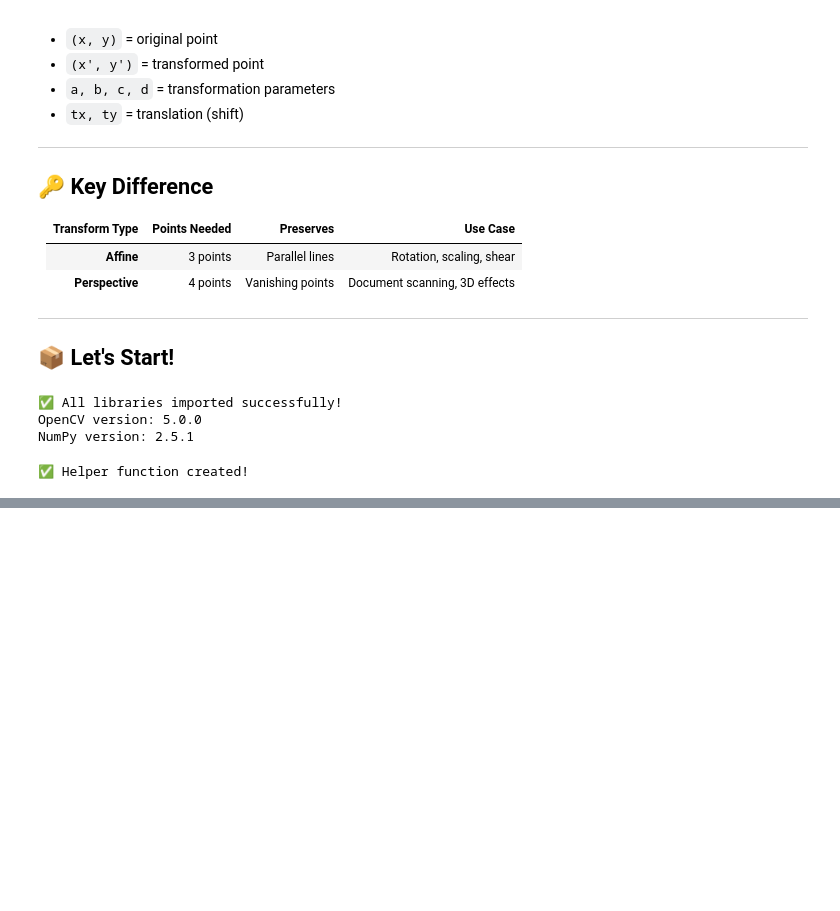
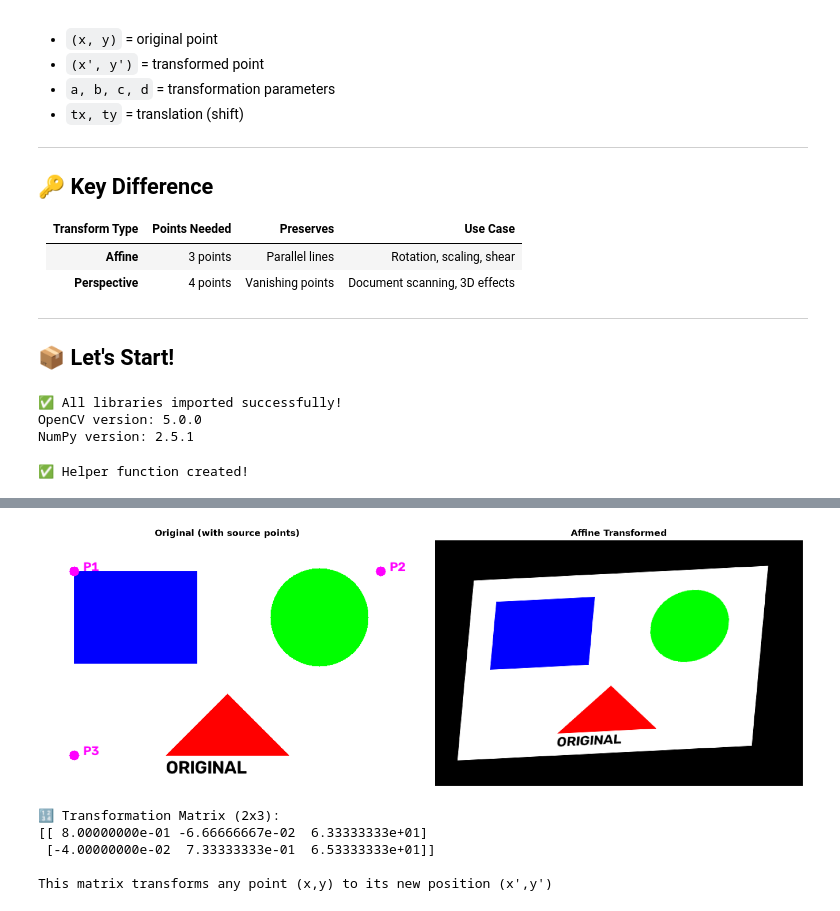
Before and after one commit to Intelli2Byte/OpenCV-practice-projects, a Jupyter notebook: 5thdaycv.ipynb, the cells around one changed output, grey strips where cells are left out. Drawn from its saved outputs; the diff is of its cells as text; code cells hidden in the pictures; blank space fills up the shorter version.

Commit message:
basic affine transformation

```diff
--- a/5thdaycv.ipynb
+++ b/5thdaycv.ipynb
@@ -128,0 +183,51 @@ img = cv2.imread('horse.png')
+# %%
+# ============================================
+# BASIC AFFINE TRANSFORMATION
+# ============================================
+
+# Define 3 source points (forming a triangle in the original image)
+# These are the corners we're tracking
+src_points = np.float32([
+    [50, 50],      # Point 1: Top-left area
+    [550, 50],     # Point 2: Top-right area
+    [50, 350]      # Point 3: Bottom-left area
+])
+
+# Define 3 destination points (where we want those points to move)
+dst_points = np.float32([
+    [100, 100],    # Point 1 moves here (shifted right and down)
+    [500, 80],     # Point 2 moves here (shifted left and down)
+    [80, 320]      # Point 3 moves here (shifted right and up)
+])
+
+# Calculate the affine transformation matrix
+# This matrix describes how to transform ANY point in the image
+M = cv2.getAffineTransform(src_points, dst_points)
+
+# Apply the transformation to the entire image
+transformed = cv2.warpAffine(img, M, (cols, rows))
+
+# Visualize the source points on the original image
+img_with_points = img.copy()
+for i, point in enumerate(src_points):
+    # Draw circles at each source point
+    cv2.circle(img_with_points, tuple(point.astype(int)), 8, (255, 0, 255), -1)
+    # Label each point
+    cv2.putText(img_with_points, f'P{i+1}',
+                (int(point[0])+15, int(point[1])),
+                cv2.FONT_HERSHEY_SIMPLEX, 0.7, (255, 0, 255), 2)
+
+# Display results
+show_images([img_with_points, transformed],
+            ['Original (with source points)', 'Affine Transformed'])
+
+print("🔢 Transformation Matrix (2x3):")
+print(M)
+print("\nThis matrix transforms any point (x,y) to its new position (x',y')")
+# %% [output]
+[figure, added]
+🔢 Transformation Matrix (2x3):
+[[ 8.00000000e-01 -6.66666667e-02  6.33333333e+01]
+ [-4.00000000e-02  7.33333333e-01  6.53333333e+01]]
+
+This matrix transforms any point (x,y) to its new position (x',y')
```
Also changed, not shown: parts of 7 cells of this notebook.
